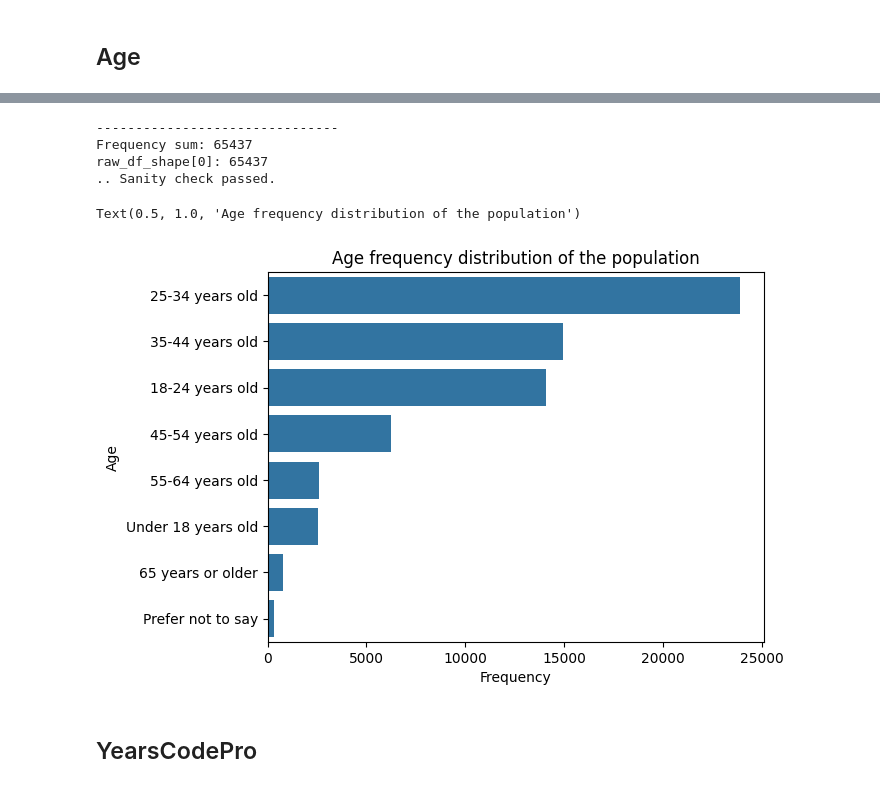
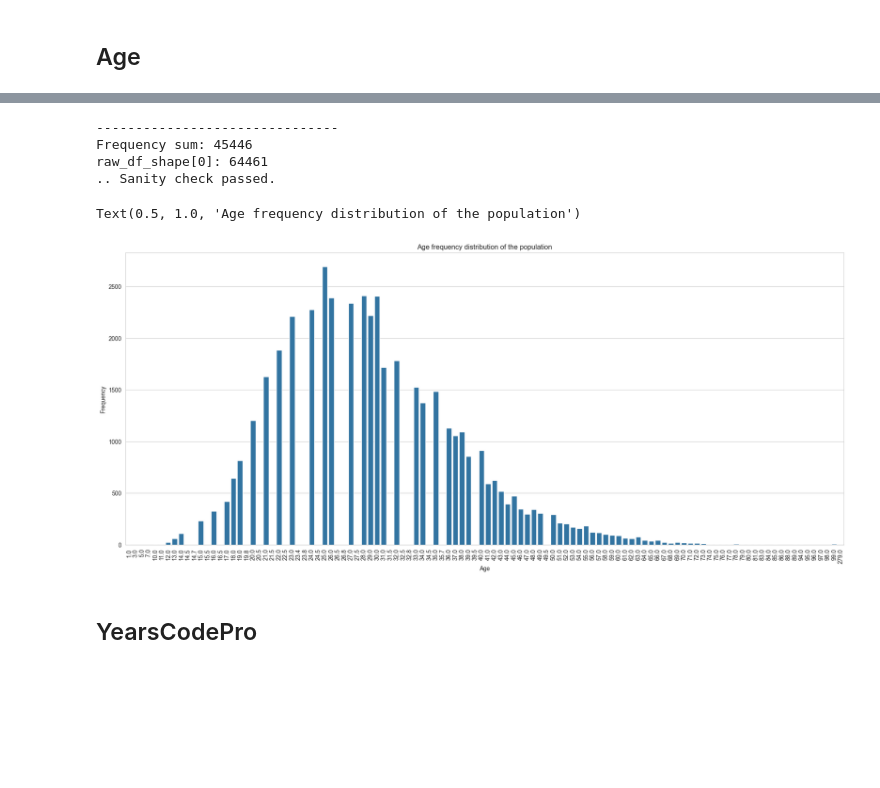
Before and after one commit to Momellouky/jobme, a Jupyter notebook: notebooks/02_data_analysis.ipynb, the cells around one changed output, grey strips where cells are left out. Saved outputs shown, nothing was run; the diff lists cells and outputs as text; code cells hidden in the pictures; blank space fills up the shorter version.

```diff
--- a/notebooks/02_data_analysis.ipynb
+++ b/notebooks/02_data_analysis.ipynb
@@ -447,23 +485,26 @@ print(f"-------------------------------")
 print(f"Frequency sum: {int(freq_sum)}")
 print(f"raw_df_shape[0]: {int(raw_df_shape)}")
 
-
-if freq_sum == raw_df_shape:
+age_nan = raw_df['Age'].isna().sum()
+if freq_sum == raw_df_shape - age_nan:
     print(f".. Sanity check passed. ")
 else:
     print(f".. Sanity check failed. ")
 # %% [output]
 -------------------------------
-Frequency sum: 65437
-raw_df_shape[0]: 65437
+Frequency sum: 45446
+raw_df_shape[0]: 64461
 .. Sanity check passed.
 # %%
 age_freq_sorted_df = age_freq_df.sort_values(by='Frequency', ascending=False)
-sns.barplot(data= age_freq_sorted_df, x=age_freq_sorted_df['Frequency'], y=age_freq_sorted_df['Age'])
+
+plt.figure(figsize=(22,9))
+sns.barplot(data= age_freq_sorted_df, x=age_freq_sorted_df['Age'], y=age_freq_sorted_df['Frequency'])
+plt.xticks(rotation=90)
 plt.title("Age frequency distribution of the population")
 # %% [output]
 Text(0.5, 1.0, 'Age frequency distribution of the population')
-[figure, old version]
+[figure, new version]
 # %% [markdown]
 ## YearsCodePro
 # %% [markdown]
```
Also changed, not shown: parts of 20 cells of this notebook.
